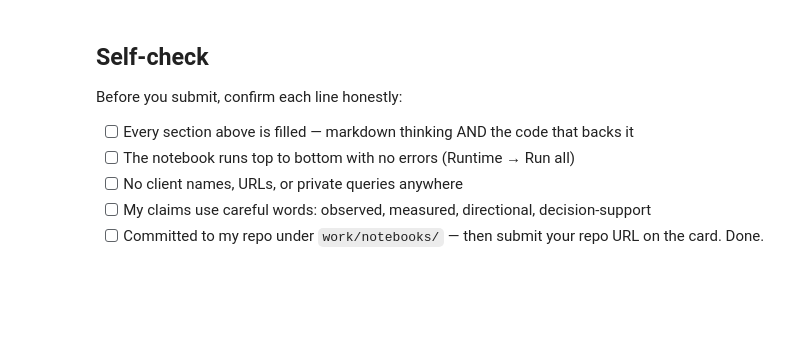
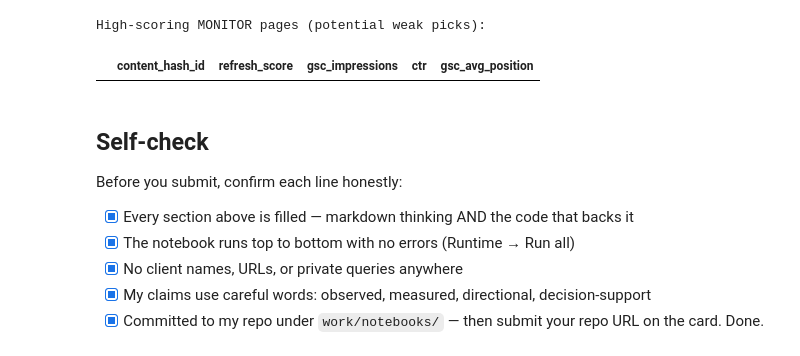
Before and after one commit to praveen4107/flyrank-ml-internship, a Jupyter notebook: work/notebooks/w04_baseline_score.ipynb, the cells around one changed output. Saved outputs shown, nothing was run; the diff lists cells and outputs as text; code cells hidden in the pictures; blank space fills up the shorter version.

Commit message:
Complete Week 4 baseline scoring notebook

```diff
--- a/work/notebooks/w04_baseline_score.ipynb
+++ b/work/notebooks/w04_baseline_score.ipynb
@@ -37,10 +250,27 @@ This skeleton is yours to fill. Work the sections **in order** — each one has
+# %%
+weak = baseline[
+    (baseline["refresh_score"]>60) &
+    (baseline["reason_code"]=="MONITOR")
+].sort_values("refresh_score", ascending=False)
+
+print("High-scoring MONITOR pages (potential weak picks):")
+weak[[
+    "content_hash_id",
+    "refresh_score",
+    "gsc_impressions",
+    "ctr",
+    "gsc_avg_position"
+]].head(10)
+# %% [output]
+High-scoring MONITOR pages (potential weak picks):
+|  | content_hash_id | refresh_score | gsc_impressions | ctr | gsc_avg_position |
 # %% [markdown]
 ## Self-check
 
 Before you submit, confirm each line honestly:
 
-- [ ] Every section above is filled — markdown thinking AND the code that backs it
-- [ ] The notebook runs top to bottom with no errors (Runtime → Run all)
-- [ ] No client names, URLs, or private queries anywhere
-- [ ] My claims use careful words: observed, measured, directional, decision-support
-- [ ] Committed to my repo under `work/notebooks/` — then submit your repo URL on the card. Done.
+- [x] Every section above is filled — markdown thinking AND the code that backs it
+- [x] The notebook runs top to bottom with no errors (Runtime → Run all)
+- [x] No client names, URLs, or private queries anywhere
+- [x] My claims use careful words: observed, measured, directional, decision-support
+- [x] Committed to my repo under `work/notebooks/` — then submit your repo URL on the card. Done.
```
Also changed, not shown: parts of 15 cells of this notebook.
